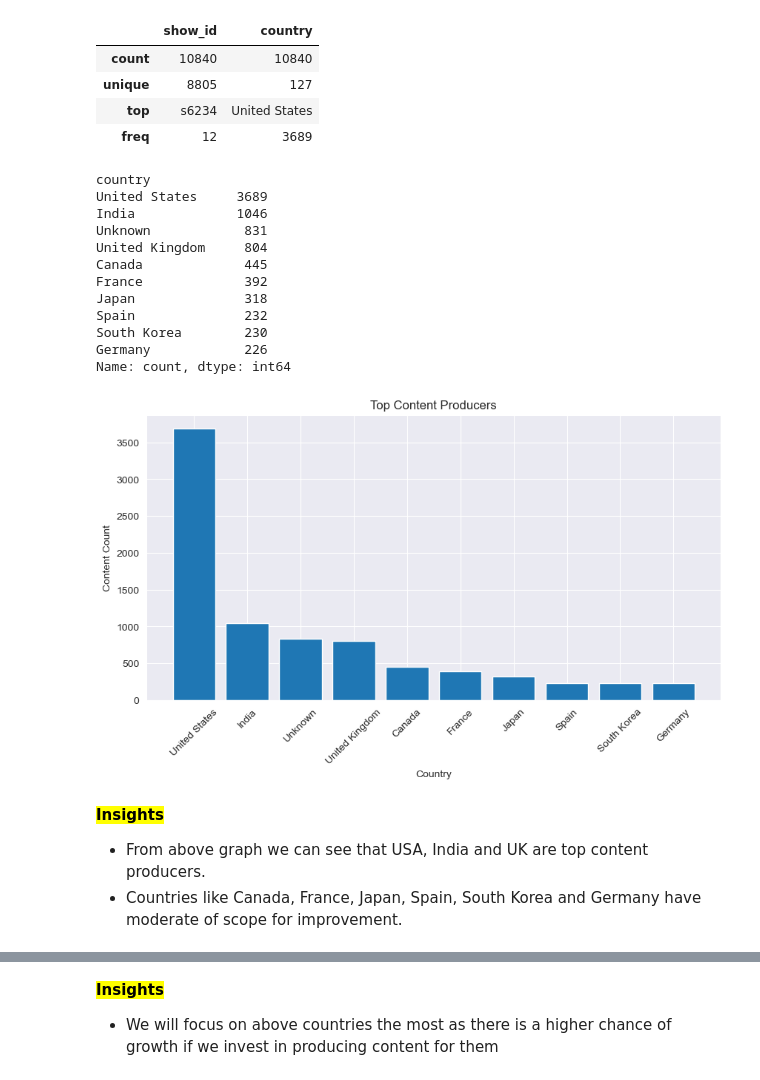
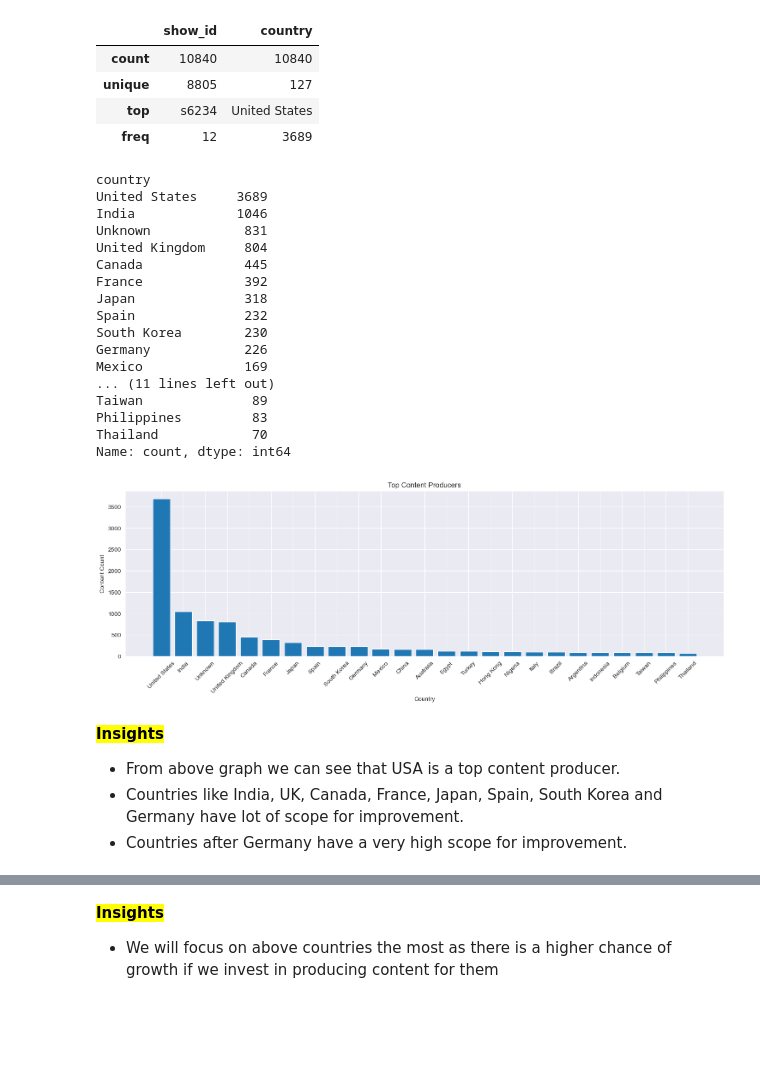
Before and after one commit to gautamnaik1994/NetflixDataAnalysisCaseStudy, a Jupyter notebook: CaseStudy.ipynb, the cells around one changed output, grey strips where cells are left out. Drawn from its saved outputs; the diff is of its cells as text; code cells hidden in the pictures; blank space fills up the shorter version.

```diff
--- a/CaseStudy.ipynb
+++ b/CaseStudy.ipynb
@@ -400,7 +327,7 @@ country_df.describe()
 | top | s6234 | United States |
 | freq | 12 | 3689 |
 # %%
-cdf=country_df["country"].value_counts()[:10]
+cdf=country_df["country"].value_counts()[:25]
 cdf
 # %% [output]
 country
@@ -414,18 +341,25 @@ Japan              318
 Spain              232
 South Korea        230
 Germany            226
+Mexico             169
+... (11 lines left out)
+Taiwan              89
+Philippines         83
+Thailand            70
 Name: count, dtype: int64
 # %%
-plt.figure(figsize=(10,5))
+
+plt.figure(figsize=(18,5))
 plt.bar(cdf.index,cdf)
 plt.xticks(rotation=45)
 plt.ylabel("Content Count")
 plt.xlabel("Country")
 plt.title("Top Content Producers");
 # %% [output]
-[figure, old version]
+[figure, new version]
 # %% [markdown]
 **<mark>Insights</mark>**
 
-- From above graph we can see that USA, India and UK are top content producers.
-- Countries like Canada, France, Japan, Spain, South Korea and Germany have moderate of scope for improvement.
+- From above graph we can see that USA is a top content producer.
+- Countries like India, UK, Canada, France, Japan, Spain, South Korea and Germany have lot of scope for improvement.
+- Countries after Germany have a very high scope for improvement.
```
Also changed, not shown: parts of 58 cells of this notebook, 1 other file.
